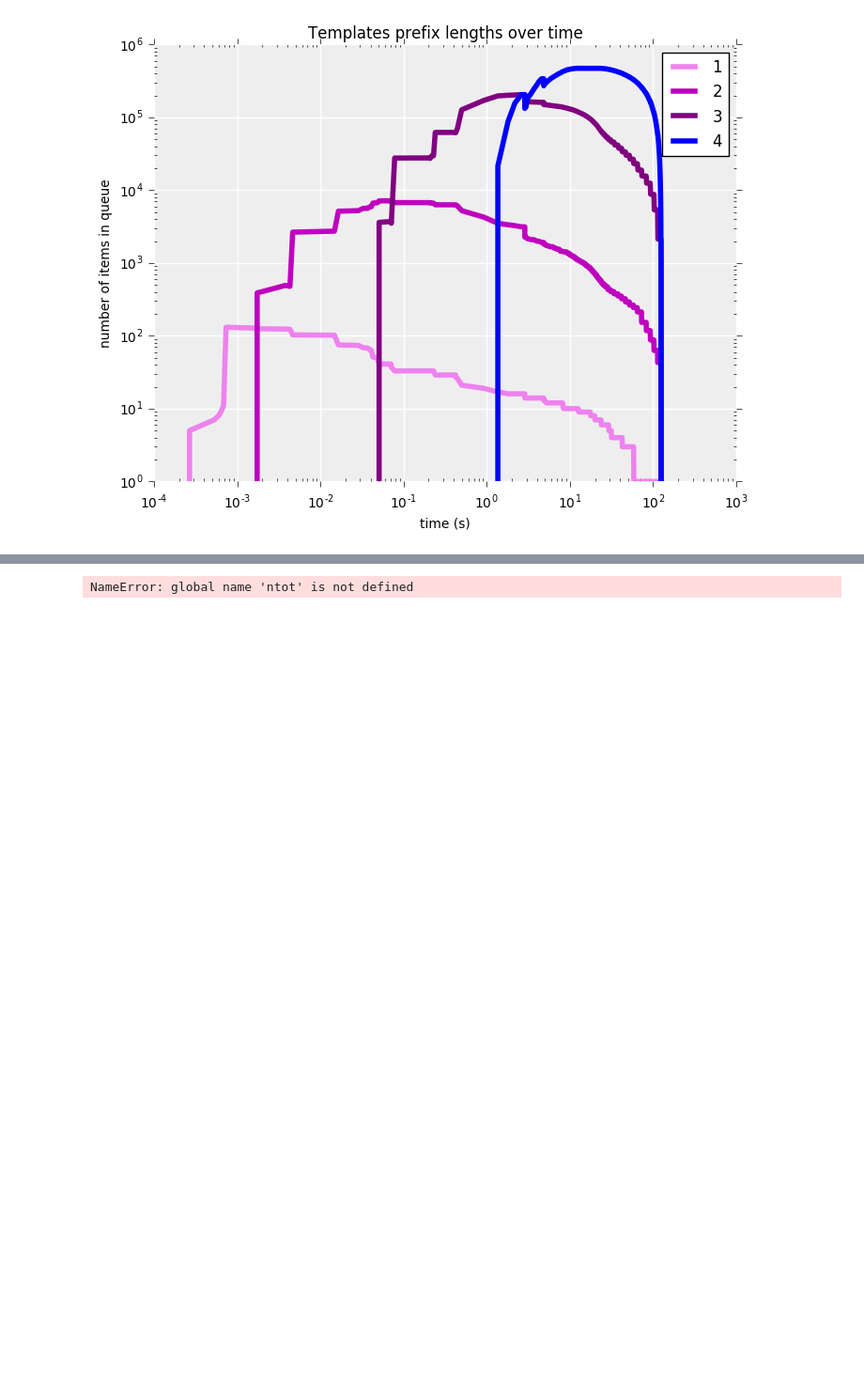
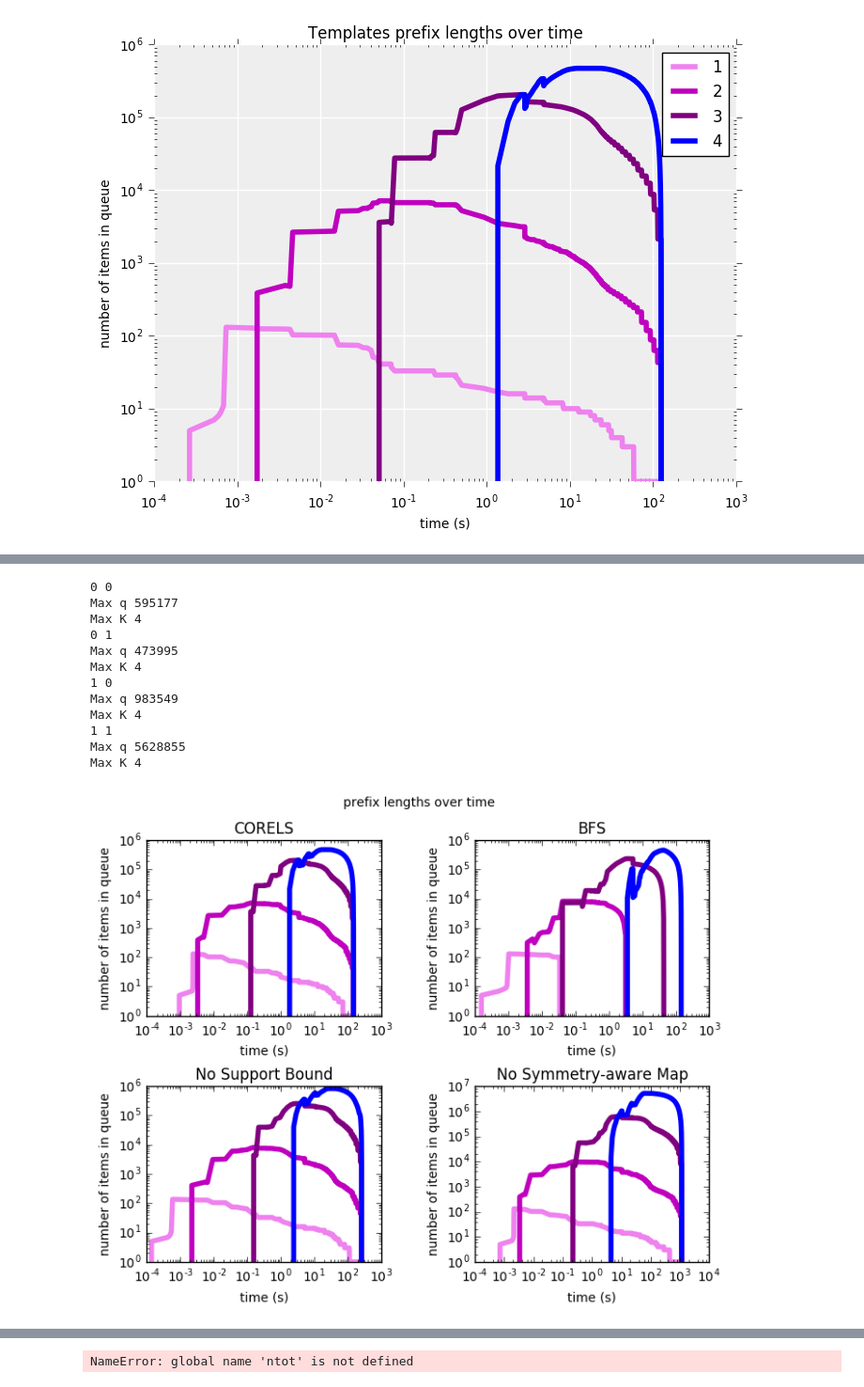
Before and after one commit to alexzheng587/corels, a Jupyter notebook: notebooks/Logs.ipynb, the cells around one changed output, grey strips where cells are left out. Shown at 94% size. Saved outputs shown, nothing was run; the diff lists cells and outputs as text; code cells hidden in the pictures; blank space fills up the shorter version.

```diff
--- a/notebooks/Logs.ipynb
+++ b/notebooks/Logs.ipynb
@@ -308,0 +373,63 @@ prefix_sz(corels_df, 'CORELS')
+# %%
+def prefix_lens_multi(dfs, titles):
+    #fig = plt.figure(figsize=figsize)
+    num_dfs = len(dfs)
+    fig, axarr = plt.subplots(2, num_dfs / 2, figsize=(8,6))
+    #ax = fig.add_subplot(111, **kwargs)
+        #fig, ax = simple_ax()
+    color_vec = ['k', 'violet', 'm', 'purple', 'b', 'c', 'g', 'y', 'orange', 'r']
+    #color_vec = ['r', 'orange', 'y', 'g', 'c', 'b', 'purple', 'm', 'violet', 'pink', 'gray', 'k']
+    for i in range(num_dfs):
+        df = dfs[i]
+        title = titles[i]
+        x = i / (num_dfs / 2)
+        y = i % (num_dfs / 2)
+        print x, y
+        ax = axarr[x, y]
+        prefix_lengths = list(df['prefix_lengths'])
+        max_length = max(set([int(lc.split(':')[0]) for lc in ''.join(prefix_lengths).split(';') if lc]))
+        split_hist = [[lc.split(':') for lc in lh.strip(';').split(';')] for lh in prefix_lengths][1:]
+        lens = range(1, max_length + 1)
+        kvp = [[(int(lc[0]), int(lc[1])) for lc in lh if (len(lc) == 2)] for lh in split_hist]
+        zc = pd.DataFrame()
+        z = []
+        for pair in kvp:
+            row = [0] * max_length
+            for k,v in pair:
+                if k > 0:
+                    row[k - 1] = v
+            z.append(row)
+        zc = pd.DataFrame(z)
+        print 'Max q', zc.sum(axis=1).max()
+        print 'Max K', max_length
+        zc.columns = range(1, max_length + 1)
+        for length in range(1, max_length + 1):#[::-1]:
+            jj = zc[length].nonzero()[0]
+            tt = df['total_time'][jj]
+            yy = zc.iloc[jj, length - 1]
+            yy = np.array([1] + list(yy) + [1])
+            tt = np.array([tt.iloc[0]] + list(tt) + [tt.iloc[-1]])
+            ax.loglog(tt, yy, color=color_vec[length % len(color_vec)], linewidth=lw*2)
+        ax.set_xlabel('time (s)')
+        ax.set_ylabel('number of items in queue')
+        ax.set_title(title)# + ' prefix lengths')
+    fig.subplots_adjust(hspace=0.4, wspace=0.4)
+    fig.suptitle('prefix lengths over time')
+    plt.legend(lens, loc='best')
+    plt.show()
+prefix_lens_multi([corels_df, bfs_df, support_df, pmap_df],
+                  ['CORELS', 'BFS', 'No Support Bound', 'No Symmetry-aware Map'])
+# %% [output]
+0 0
+Max q 595177
+Max K 4
+0 1
+Max q 473995
+Max K 4
+1 0
+Max q 983549
+Max K 4
+1 1
+Max q 5628855
+Max K 4
+[figure, added]
```
Also changed, not shown: parts of 19 cells of this notebook, 3 other files.
